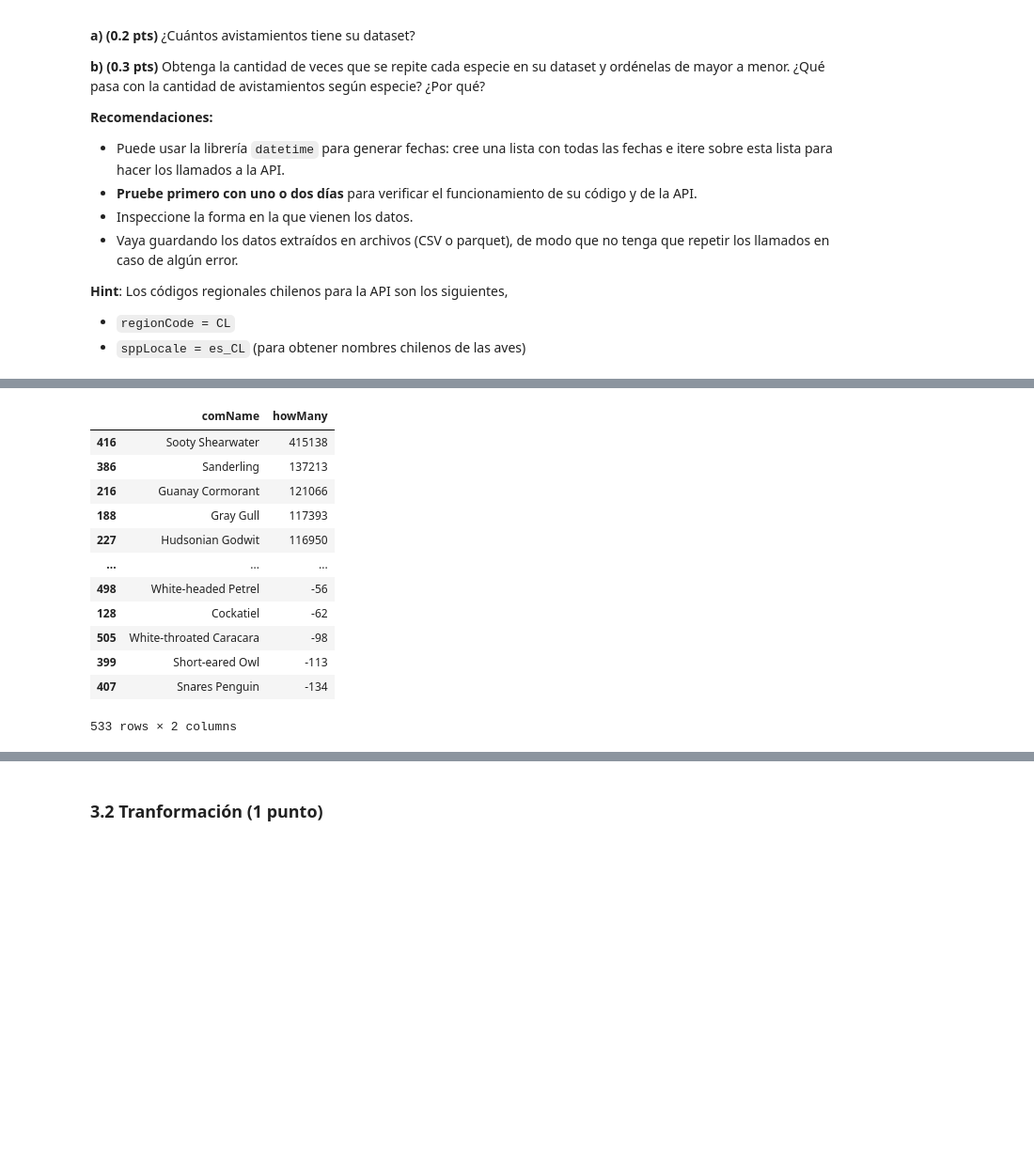
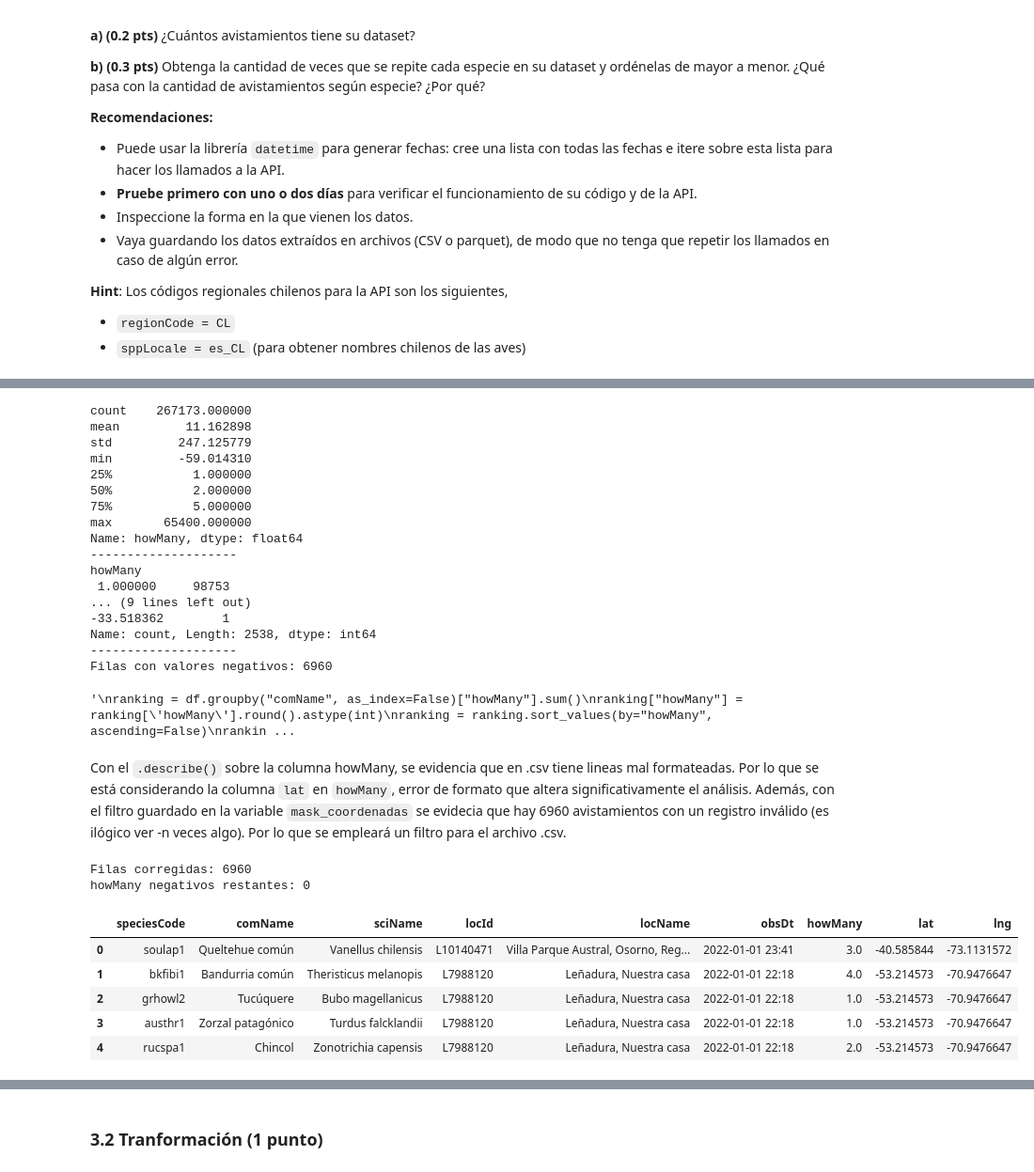
Before and after one commit to BenjaCidR/IMT2200-BENJAMIN-CID, a Jupyter notebook: Tareas/tarea 02/IMT2200-25s2 - Tarea 02.ipynb, the cells around one changed output, grey strips where cells are left out. Shown: that part at 94% size. Saved outputs shown, nothing was run; the diff lists cells and outputs as text; code cells hidden in the pictures; blank space fills up the shorter version.

```diff
--- a/Tareas/tarea 02/IMT2200-25s2 - Tarea 02.ipynb
+++ b/Tareas/tarea 02/IMT2200-25s2 - Tarea 02.ipynb
@@ -210,20 +215,60 @@ Número de avistamiento de aves: 272196
 # %%
-# Respuesta 3.1 B
+# Inicio respuesta 3.1 B
+describe_howmany = df["howMany"].describe(include='all')
+print(describe_howmany)
+print("-"*20)
+print(df['howMany'].value_counts())
+print("-"*20)
+mask_coordenadas = df["howMany"] < 0
+print(f"Filas con valores negativos: {mask_coordenadas.sum()}")
+"""
 ranking = df.groupby("comName", as_index=False)["howMany"].sum()
 ranking["howMany"] = ranking['howMany'].round().astype(int)
 ranking = ranking.sort_values(by="howMany", ascending=False)
 ranking
+"""
 # %% [output]
-|  | comName | howMany |
-| 416 | Sooty Shearwater | 415138 |
-| 386 | Sanderling | 137213 |
-| 216 | Guanay Cormorant | 121066 |
-| 188 | Gray Gull | 117393 |
-| 227 | Hudsonian Godwit | 116950 |
-| ... | ... | ... |
-| 498 | White-headed Petrel | -56 |
-| 128 | Cockatiel | -62 |
-| 505 | White-throated Caracara | -98 |
-| 399 | Short-eared Owl | -113 |
-| 407 | Snares Penguin | -134 |
-533 rows × 2 columns
+count    267173.000000
+mean         11.162898
+std         247.125779
+min         -59.014310
+25%           1.000000
+50%           2.000000
+75%           5.000000
+max       65400.000000
+Name: howMany, dtype: float64
+--------------------
+howMany
+ 1.000000     98753
+... (9 lines left out)
+-33.518362        1
+Name: count, Length: 2538, dtype: int64
+--------------------
+Filas con valores negativos: 6960
+'\nranking = df.groupby("comName", as_index=False)["howMany"].sum()\nranking["howMany"] = ranking[\'howMany\'].round().astype(int)\nranking = ranking.sort_values(by="howMany", ascending=False)\nrankin ...
+# %% [markdown]
+Con el `.describe()` sobre la columna howMany, se evidencia que en .csv tiene lineas mal formateadas. Por lo que se está considerando la columna `lat` en `howMany`, error de formato que altera significativamente el análisis. Además, con el filtro guardado en la variable `mask_coordenadas` se evidecia que hay 6960 avistamientos con un registro inválido (es ilógico ver -n veces algo). Por lo que se empleará un filtro para el archivo .csv.
+# %%
+df = df.drop(df.columns[9:], axis=1)
+
+temp_howMany = df.loc[mask_coordenadas, 'howMany'].copy()  #Son las latitudes negativas que estaban en howMany
+temp_lat = df.loc[mask_coordenadas, 'lat'].copy()          #son las longitudes
+
+#Con .loc accedemos a los valores marcados como True por la condicion mas_coordenadas.
+df.loc[mask_coordenadas, 'howMany'] = 1
+df.loc[mask_coordenadas, 'lat'] = temp_howMany             # lat = valor negativo original
+df.loc[mask_coordenadas, 'lng'] = temp_lat                 # lng = valor que estaba en lat
+
+
+print(f"Filas corregidas: {mask_coordenadas.sum()}")
+print(f"howMany negativos restantes: {(df['howMany'] < 0).sum()}")
+df.head()
+# %% [output]
+Filas corregidas: 6960
+howMany negativos restantes: 0
+|  | speciesCode | comName | sciName | locId | locName | obsDt | howMany | lat | lng |
+| 0 | soulap1 | Queltehue común | Vanellus chilensis | L10140471 | Villa Parque Austral, Osorno, Reg... | 2022-01-01 23:41 | 3.0 | -40.585844 | -73.1131572 |
+| 1 | bkfibi1 | Bandurria común | Theristicus melanopis | L7988120 | Leñadura, Nuestra casa | 2022-01-01 22:18 | 4.0 | -53.214573 | -70.9476647 |
+| 2 | grhowl2 | Tucúquere | Bubo magellanicus | L7988120 | Leñadura, Nuestra casa | 2022-01-01 22:18 | 1.0 | -53.214573 | -70.9476647 |
+| 3 | austhr1 | Zorzal patagónico | Turdus falcklandii | L7988120 | Leñadura, Nuestra casa | 2022-01-01 22:18 | 1.0 | -53.214573 | -70.9476647 |
+| 4 | rucspa1 | Chincol | Zonotrichia capensis | L7988120 | Leñadura, Nuestra casa | 2022-01-01 22:18 | 2.0 | -53.214573 | -70.9476647 |
```
Also changed, not shown: parts of 9 cells of this notebook.
